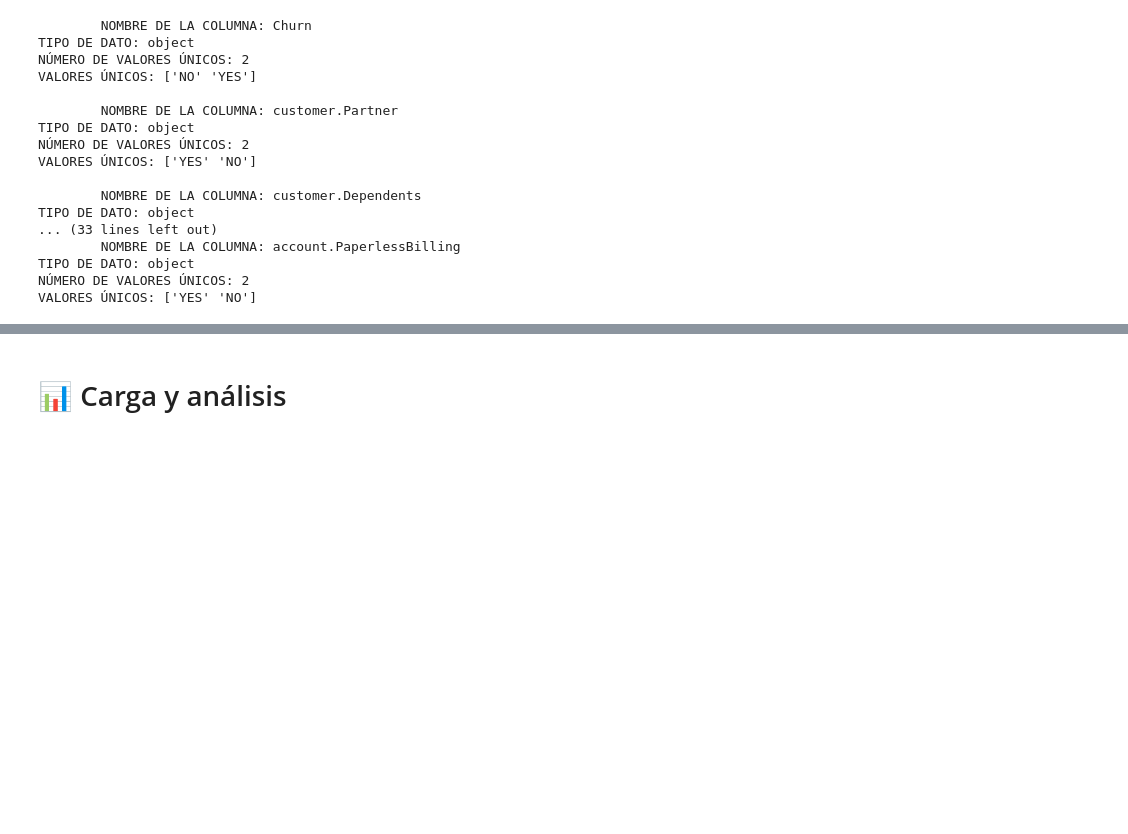
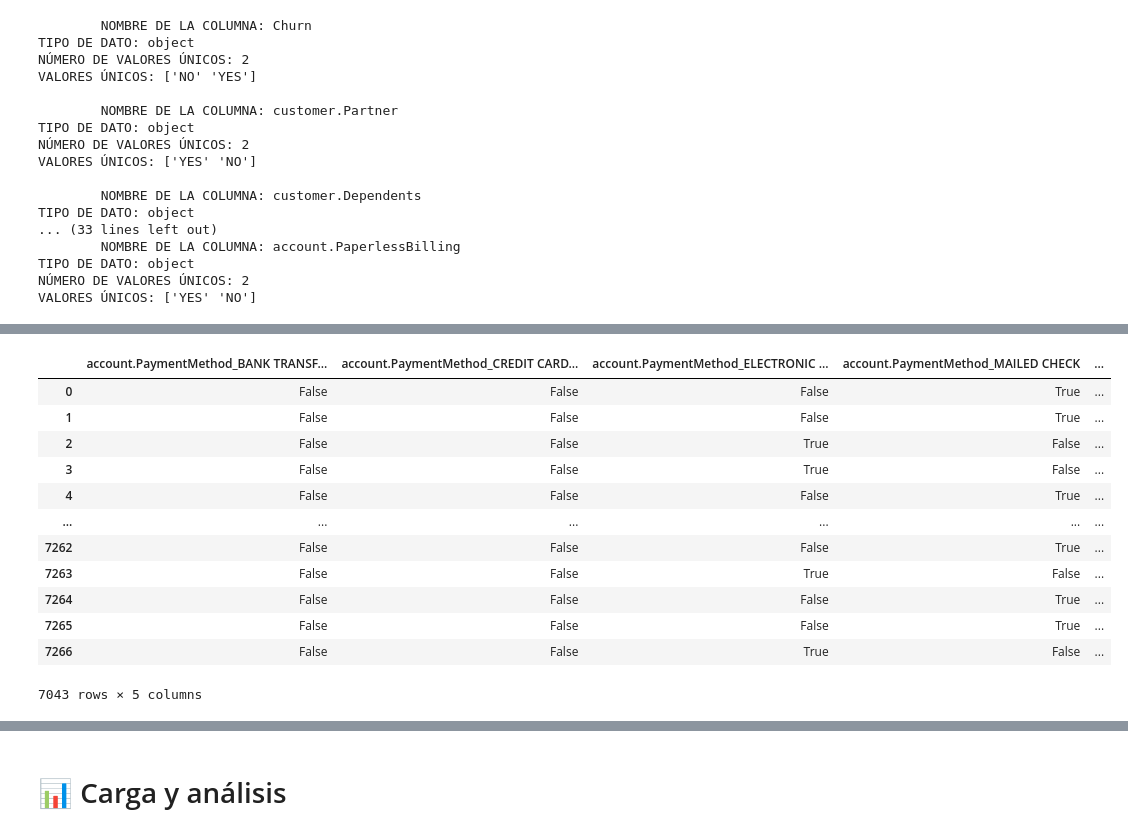
Before and after one commit to Nelly5469/challenge2-data-science-LATAM, a Jupyter notebook: TelecomX_LATAM.ipynb, the cells around one changed output, grey strips where cells are left out. Drawn from its saved outputs; the diff is of its cells as text; code cells hidden in the pictures; blank space fills up the shorter version.

```diff
--- a/TelecomX_LATAM.ipynb
+++ b/TelecomX_LATAM.ipynb
@@ -299,0 +356,16 @@ df
+# %%
+dummies_account_PaymentMethod
+# %% [output]
+|  | account.PaymentMethod_BANK TRANSF... | account.PaymentMethod_CREDIT CARD... | account.PaymentMethod_ELECTRONIC ... | account.PaymentMethod_MAILED CHECK | ... |
+| 0 | False | False | False | True | ... |
+| 1 | False | False | False | True | ... |
+| 2 | False | False | True | False | ... |
+| 3 | False | False | True | False | ... |
+| 4 | False | False | False | True | ... |
+| ... | ... | ... | ... | ... | ... |
+| 7262 | False | False | False | True | ... |
+| 7263 | False | False | True | False | ... |
+| 7264 | False | False | False | True | ... |
+| 7265 | False | False | False | True | ... |
+| 7266 | False | False | True | False | ... |
+7043 rows × 5 columns
```
Also changed, not shown: parts of 26 cells of this notebook.
